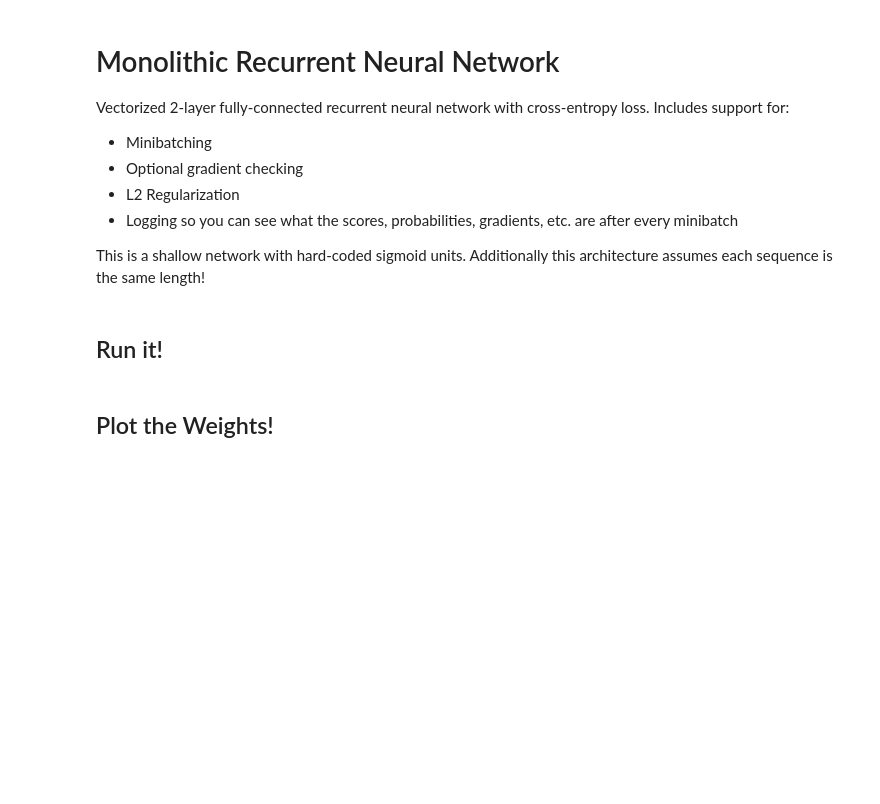
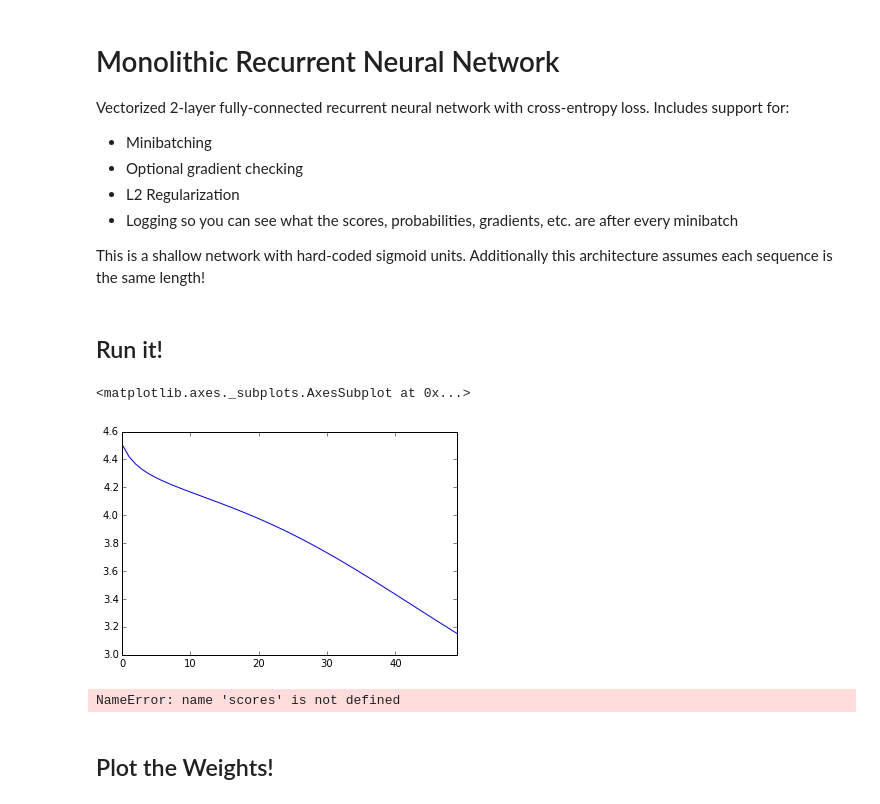
Before and after one commit to ebanner/cs393r_project, a Jupyter notebook: classifiers/notebooks/vectorized/rnn/Monolithic.ipynb, the cells around one changed output. Cells and saved outputs as stored; diff of their text form; code cells hidden in the pictures; blank space fills up the shorter version.

```diff
--- a/classifiers/notebooks/vectorized/rnn/Monolithic.ipynb
+++ b/classifiers/notebooks/vectorized/rnn/Monolithic.ipynb
@@ -12,8 +12,8 @@ This is a shallow network with hard-coded sigmoid units. Additionally this archi
 # %%
 from collections import namedtuple
 
-State = namedtuple('State', ['loss', 'dwhh', 'dbhh', 'dwxh', 'dbxh', 'dws', 'dbs'])
-Snapshot = namedtuple('State', ['xs', 'ys', 'whh', 'bhh', 'wxh', 'bxh', 'ws', 'bs', 'dwhh', 'dbhh', 'dwxh', 'dbxh', 'dws', 'dbs', 'scores', 'loss'])
+State = namedtuple('State', ['loss', 'dWhh', 'dbhh', 'dWxh', 'dbxh', 'dWs', 'dbs'])
+Snapshot = namedtuple('State', ['xs', 'ys', 'Whh', 'bhh', 'Wxh', 'bxh', 'Ws', 'bs', 'dWhh', 'dbhh', 'dWxh', 'dbxh', 'dWs', 'dbs', 'dhiddens', 'dhiddens_local', 'dhiddens_downstream', 'scores', 'loss'])
 # %%
 from nn.shallow.helper import sigmoid, sigmoid_grad
 from softmax import softmax_vectorized
@@ -357,14 +366,25 @@ class RecurrentNeuralNetwork:
 # %%
 from data.rnn import X_train, Y_train
 
-nn = RecurrentNeuralNetwork(X_train, Y_train, H=3, C=2, learning_rate=.1, regularizer=0, gradient_checking=True, inspect=True)
+nn = RecurrentNeuralNetwork(X_train, Y_train, H=3, C=3, learning_rate=.1, regularizer=0, gradient_checking=False, inspect=True)
 
 def states(iters):
     for _ in range(iters):
         nn.learn()
         yield nn.info
 
-states = list(states(5))
+states = list(states(50))
+
+df = pd.DataFrame(states, columns=Snapshot._fields)
+# %%
+df.loss.plot()
+# %% [output]
+<matplotlib.axes._subplots.AxesSubplot at 0x...>
+[figure, added]
+# %%
+scores.groupby('xs').plot()
+# %% [output]
+NameError: name 'scores' is not defined
 # %% [markdown]
 ## Plot the Weights!
 # %%
```
Also changed, not shown: parts of 1 cell of this notebook, 1 other file.
